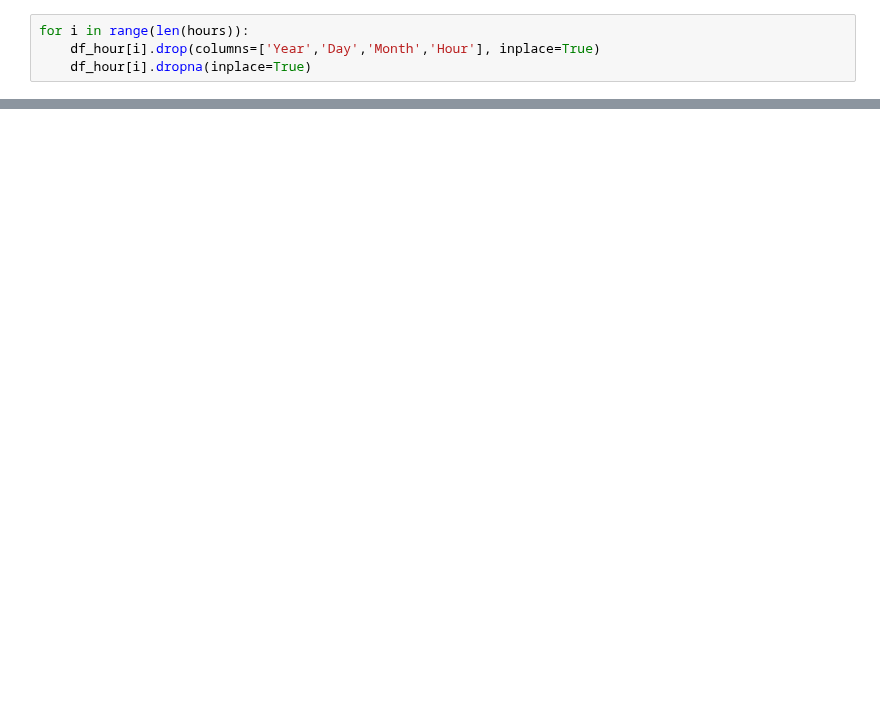
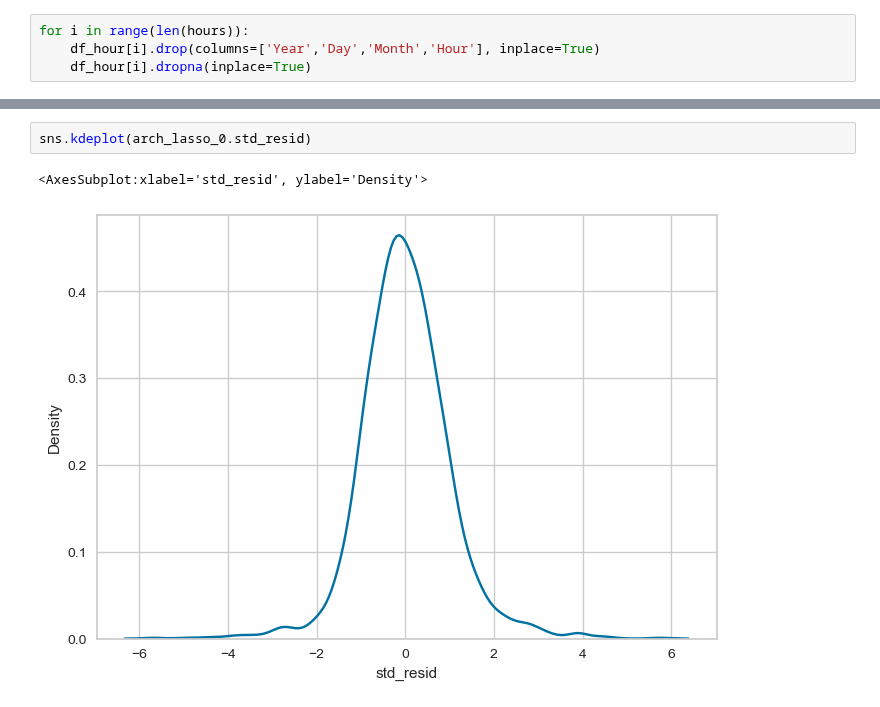
Before and after one commit to KlimisStilp/Price_Timeseries_UK_VScode, a Jupyter notebook: Price Timeseries UK/Totalload_SolarWind_Price_Timeseries.ipynb, the cells around one changed output, grey strips where cells are left out. Drawn from its saved outputs; the diff is of its cells as text; blank space fills up the shorter version.

```diff
--- a/Price Timeseries UK/Totalload_SolarWind_Price_Timeseries.ipynb
+++ b/Price Timeseries UK/Totalload_SolarWind_Price_Timeseries.ipynb
@@ -359,0 +475,5 @@ model_results
+# %%
+sns.kdeplot(arch_lasso_0.std_resid)
+# %% [output]
+<AxesSubplot:xlabel='std_resid', ylabel='Density'>
+[figure, added]
```
Also changed, not shown: parts of 32 cells of this notebook, 2 other files.
